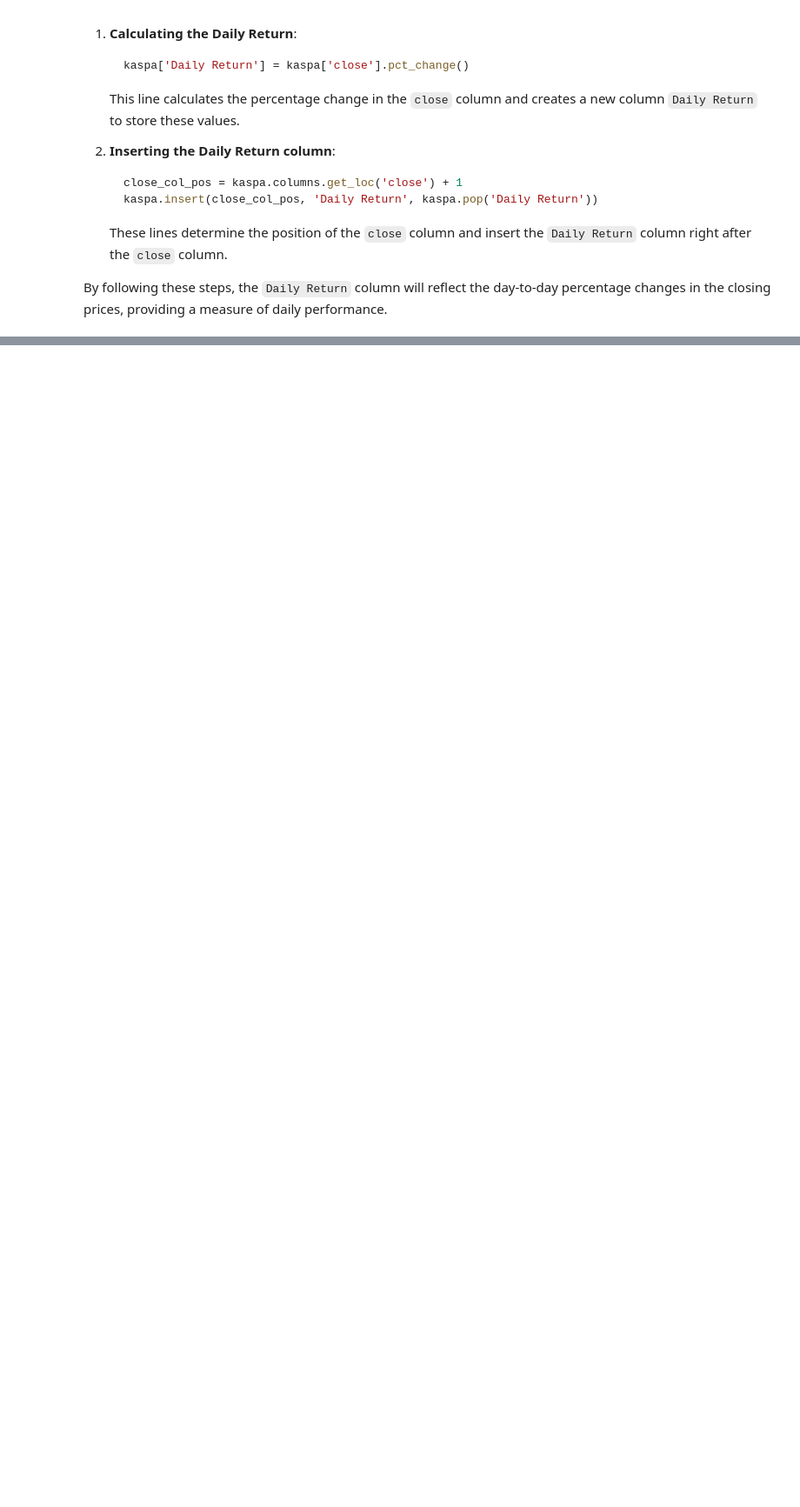
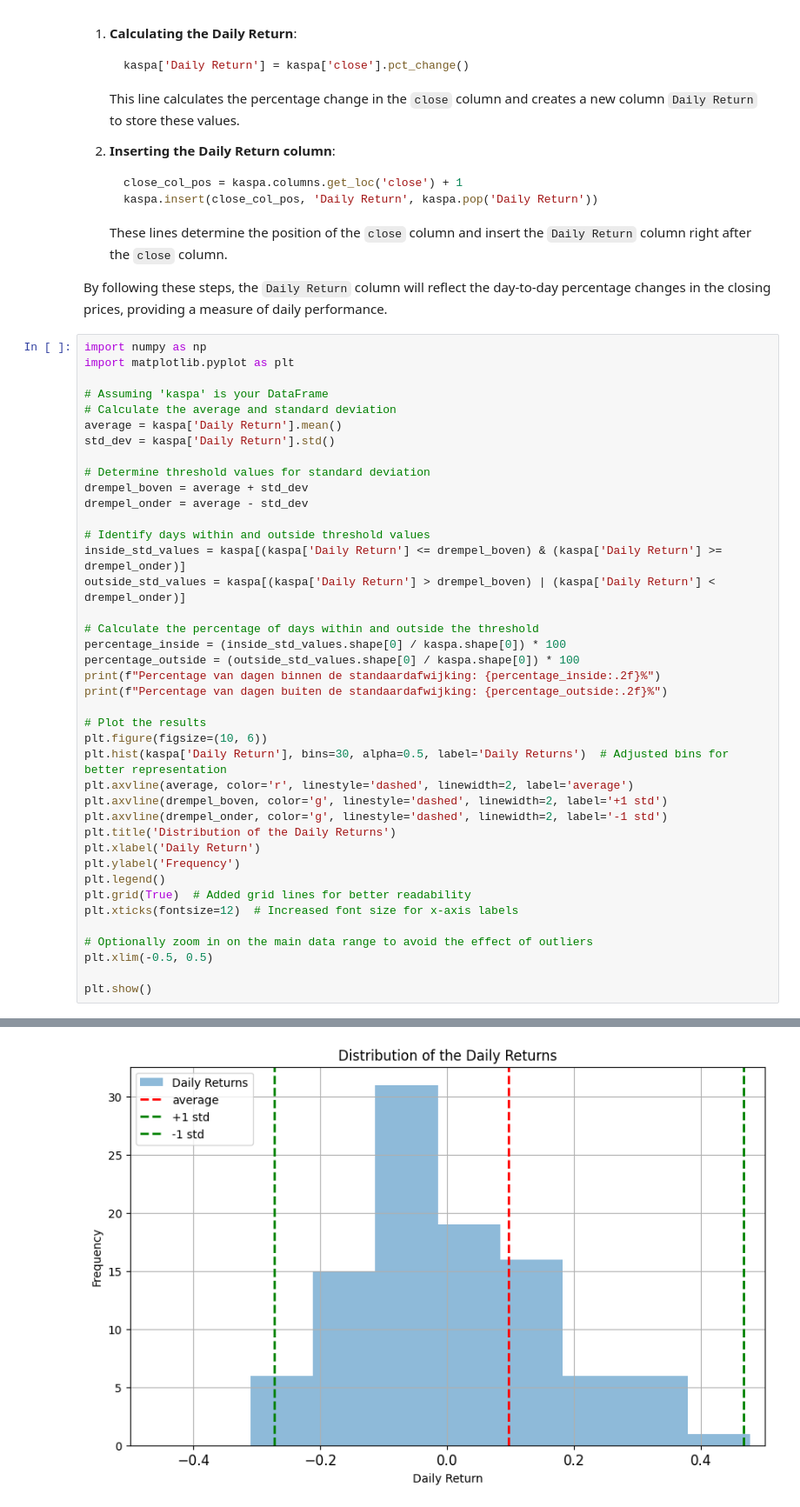
Before and after one commit to Non-dual-being/Data-Analist-Training, a Jupyter notebook: Python/Crypto/Kaspa.ipynb, the cells around one changed output, grey strips where cells are left out. Shown at 87% size. Saved outputs shown, nothing was run; the diff lists cells and outputs as text; blank space fills up the shorter version.

Commit message:
data_builder

```diff
--- a/Python/Crypto/Kaspa.ipynb
+++ b/Python/Crypto/Kaspa.ipynb
@@ -242,3 +148,44 @@ $$\begin{aligned}
     These lines determine the position of the `close` column and insert the `Daily Return` column right after the `close` column.
 
 By following these steps, the `Daily Return` column will reflect the day-to-day percentage changes in the closing prices, providing a measure of daily performance.
+# %%
+import numpy as np
+import matplotlib.pyplot as plt
+
+# Assuming 'kaspa' is your DataFrame
+# Calculate the average and standard deviation
+average = kaspa['Daily Return'].mean()
+std_dev = kaspa['Daily Return'].std()
+
+# Determine threshold values for standard deviation
+drempel_boven = average + std_dev
+drempel_onder = average - std_dev
+
+# Identify days within and outside threshold values
+inside_std_values = kaspa[(kaspa['Daily Return'] <= drempel_boven) & (kaspa['Daily Return'] >= drempel_onder)]
+outside_std_values = kaspa[(kaspa['Daily Return'] > drempel_boven) | (kaspa['Daily Return'] < drempel_onder)]
+
+# Calculate the percentage of days within and outside the threshold
+percentage_inside = (inside_std_values.shape[0] / kaspa.shape[0]) * 100
+percentage_outside = (outside_std_values.shape[0] / kaspa.shape[0]) * 100
+print(f"Percentage van dagen binnen de standaardafwijking: {percentage_inside:.2f}%")
+print(f"Percentage van dagen buiten de standaardafwijking: {percentage_outside:.2f}%")
+
+# Plot the results
+plt.figure(figsize=(10, 6))
+plt.hist(kaspa['Daily Return'], bins=30, alpha=0.5, label='Daily Returns')  # Adjusted bins for better representation
+plt.axvline(average, color='r', linestyle='dashed', linewidth=2, label='average')
+plt.axvline(drempel_boven, color='g', linestyle='dashed', linewidth=2, label='+1 std')
+plt.axvline(drempel_onder, color='g', linestyle='dashed', linewidth=2, label='-1 std')
+plt.title('Distribution of the Daily Returns')
+plt.xlabel('Daily Return')
+plt.ylabel('Frequency')
+plt.legend()
+plt.grid(True)  # Added grid lines for better readability
+plt.xticks(fontsize=12)  # Increased font size for x-axis labels
+
+# Optionally zoom in on the main data range to avoid the effect of outliers
+plt.xlim(-0.5, 0.5)
+
+plt.show()
+# %% [output]
@@ -244,0 +194 @@ By following these steps, the `Daily Return` column will reflect the day-to-day
+[figure, added]
```
Also changed, not shown: parts of 25 cells of this notebook, 3 other files.
